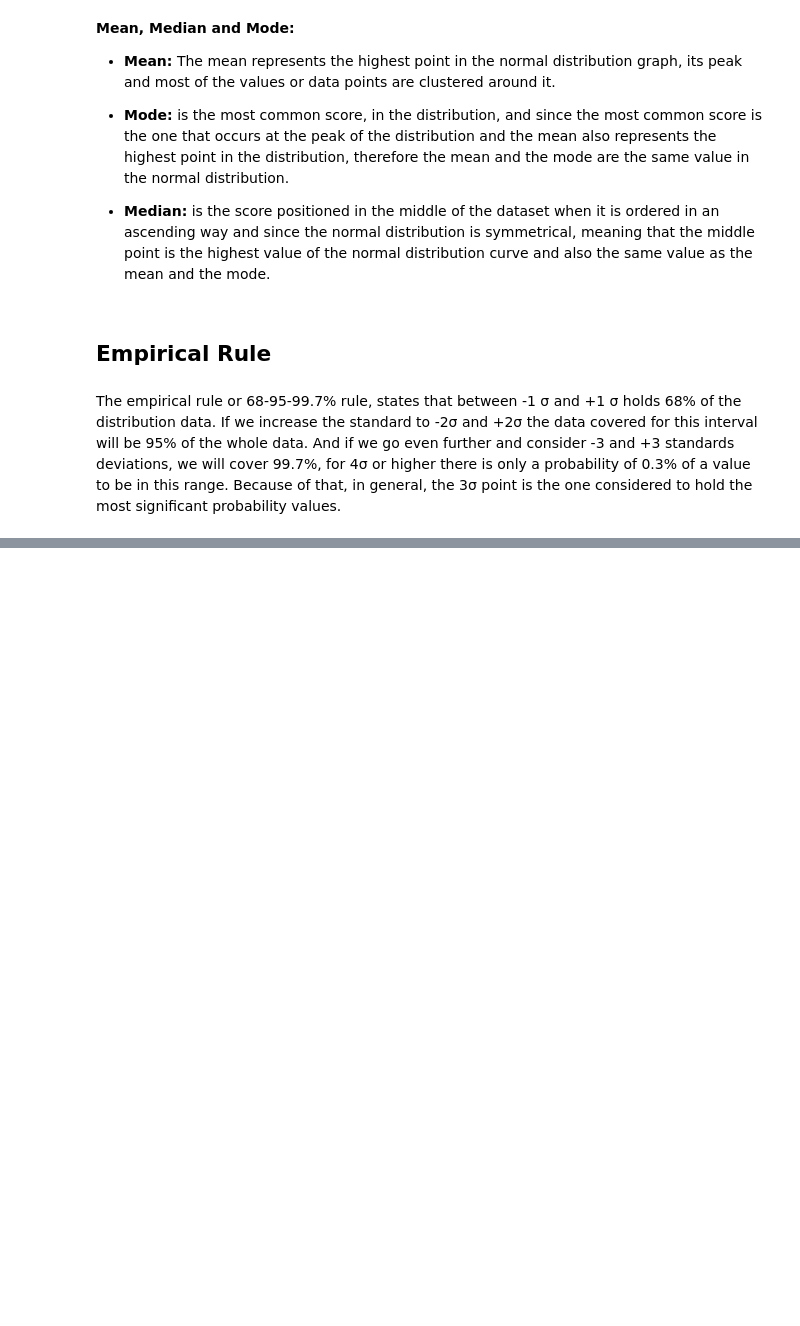
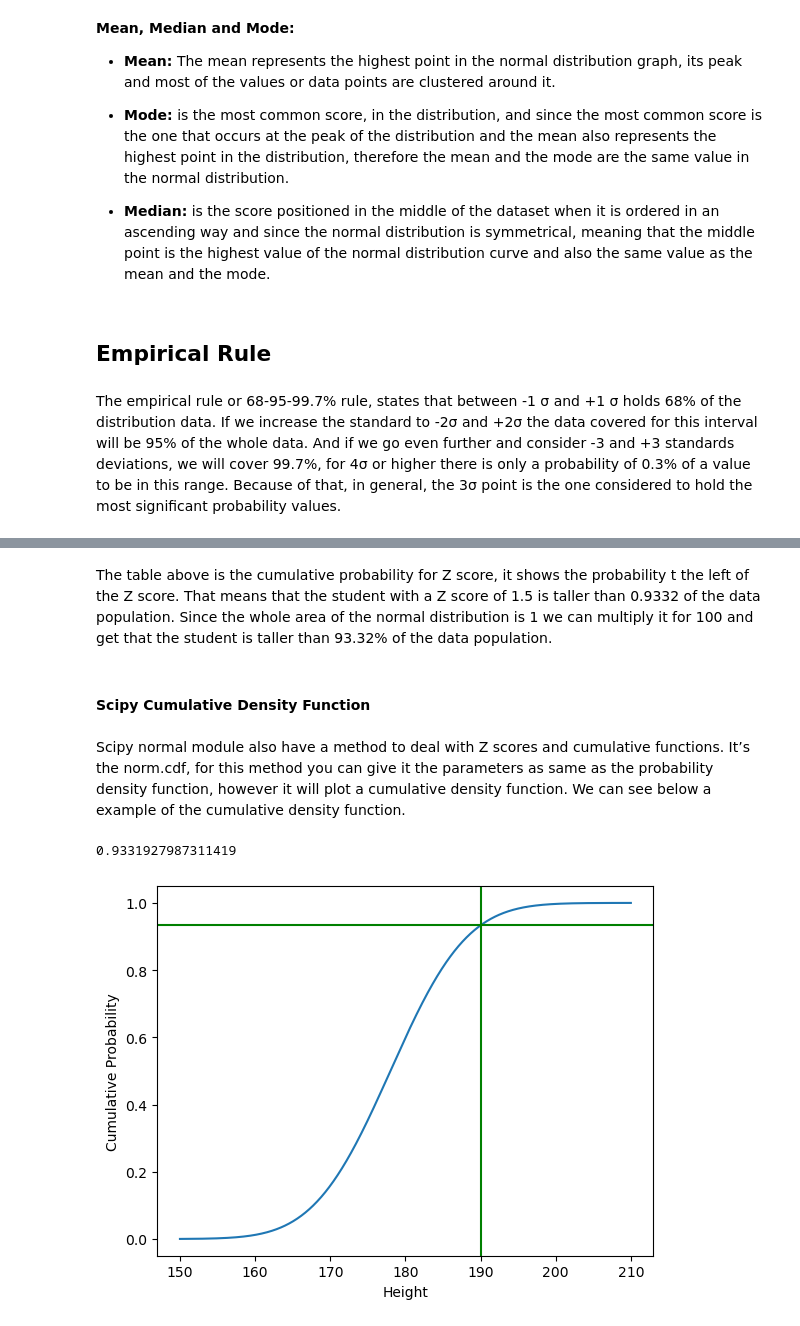
Before and after one commit to ReRiva/funddata-assessment, a Jupyter notebook: Assessment/normal-distribution-project.ipynb, the cells around one changed output, grey strips where cells are left out. Saved outputs shown, nothing was run; the diff lists cells and outputs as text; code cells hidden in the pictures; blank space fills up the shorter version.

```diff
--- a/Assessment/normal-distribution-project.ipynb
+++ b/Assessment/normal-distribution-project.ipynb
@@ -107,0 +129,35 @@ The empirical rule or 68-95-99.7% rule, states that between -1 σ and +1 σ hold
+# %% [markdown]
+The table above is the cumulative probability for Z score, it shows the probability t the left of the Z score. That means that the student with a Z score of 1.5 is taller than 0.9332 of the data population. Since the whole area of the normal distribution is 1  we can multiply it for 100 and get that the student is taller than 93.32% of the data population.
+# %% [markdown]
+#### Scipy Cumulative Density Function
+# %% [markdown]
+Scipy normal module also have a method to deal with Z scores and cumulative functions. It’s the norm.cdf, for this method you can give it the parameters as same as the probability density function, however it will plot a cumulative density function. We can see below a example of the cumulative density function.
+# %%
+# Checking our Z score calculation against the Scipy norm.cdf
+stats.norm.cdf(1.5)
+# %% [output]
+0.9331927987311419
+# %%
+# Ploting the cumulative densit function for the student case
+
+# Setting the values for the mean and standard deviation and student height
+student = 190
+mu = 178
+sigma = 8
+
+# Creating value for X
+x = np.linspace(150, 210, 1000)
+
+# Calling Scipy norm.cdf to create a cumulative density function
+cdf_student = stats.norm.cdf(student,loc=mu, scale=sigma)
+cdf = stats.norm.cdf(x,loc=mu, scale=sigma)
+plt.plot(x, cdf)
+# lines for the value of Student height and probability.
+plt.axvline(student, color="green",linestyle="-")
+plt.axhline(cdf_student, color="green",linestyle="-")
+
+plt.ylabel('Cumulative Probability')
+plt.xlabel('Height')
+plt.show()
+# %% [output]
+[figure, added]
```
Also changed, not shown: parts of 10 cells of this notebook.
